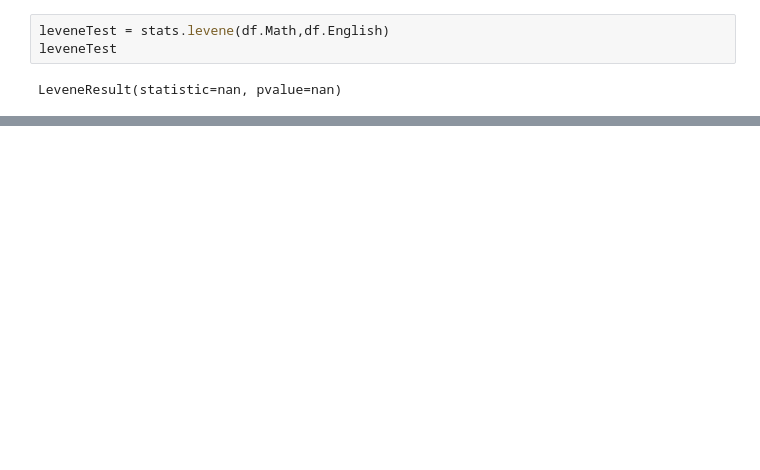
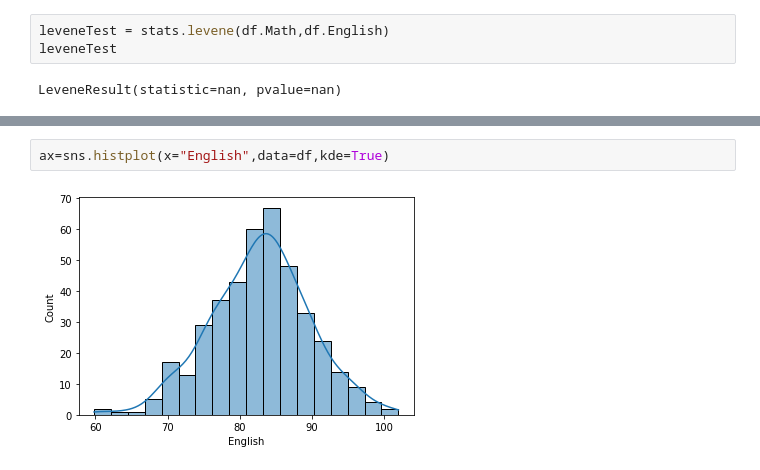
Before and after one commit to glcn35/statistics, a Jupyter notebook: Statistics_Assignment_5_(Hypothesis_Tests).ipynb, the cells around one changed output, grey strips where cells are left out. Cells and saved outputs as stored; diff of their text form; blank space fills up the shorter version.

```diff
--- a/Statistics_Assignment_5_(Hypothesis_Tests).ipynb
+++ b/Statistics_Assignment_5_(Hypothesis_Tests).ipynb
@@ -286,0 +352,4 @@ Ttest_indResult(statistic=10.78720564180352, pvalue=7.522665087314722e-18)
+# %%
+ax=sns.histplot(x="English",data=df,kde=True)
+# %% [output]
+[figure, added]
```
Also changed, not shown: parts of 27 cells of this notebook.
